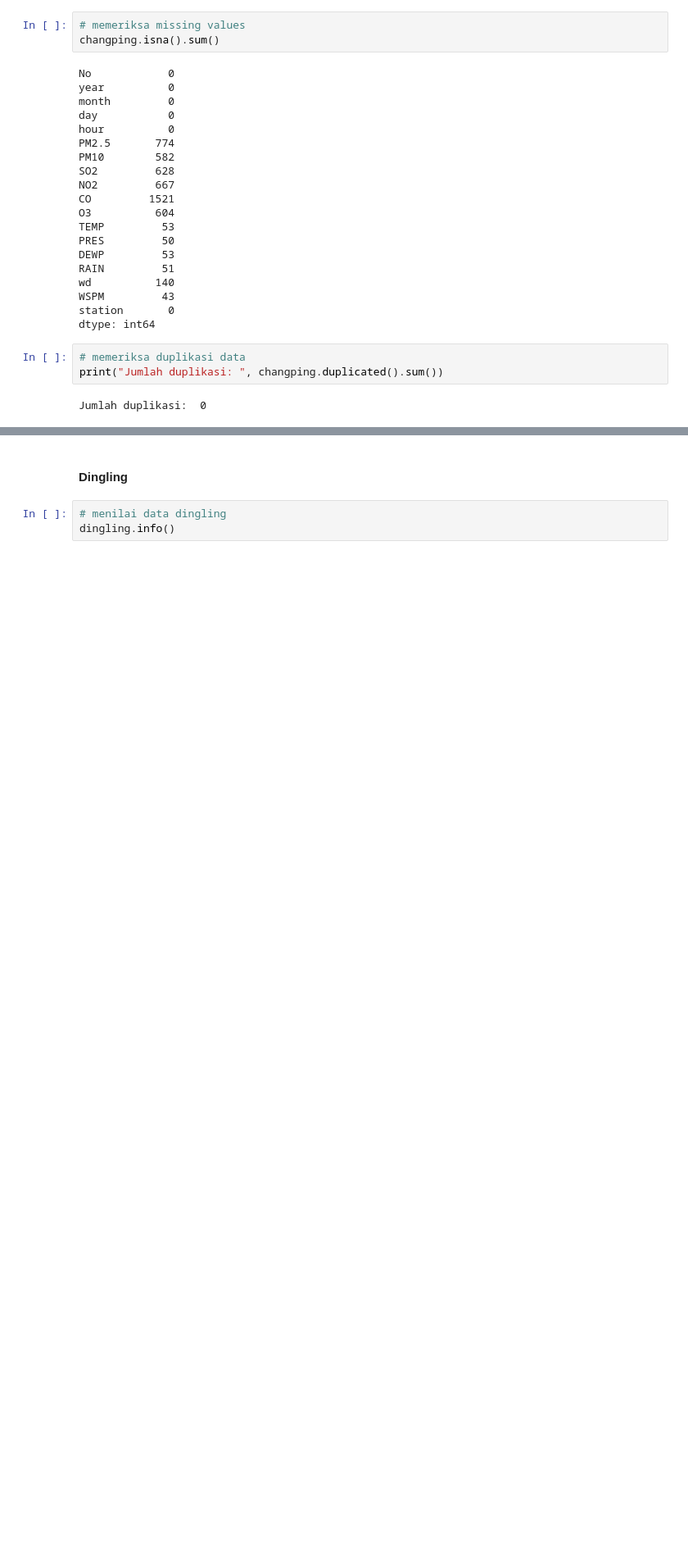
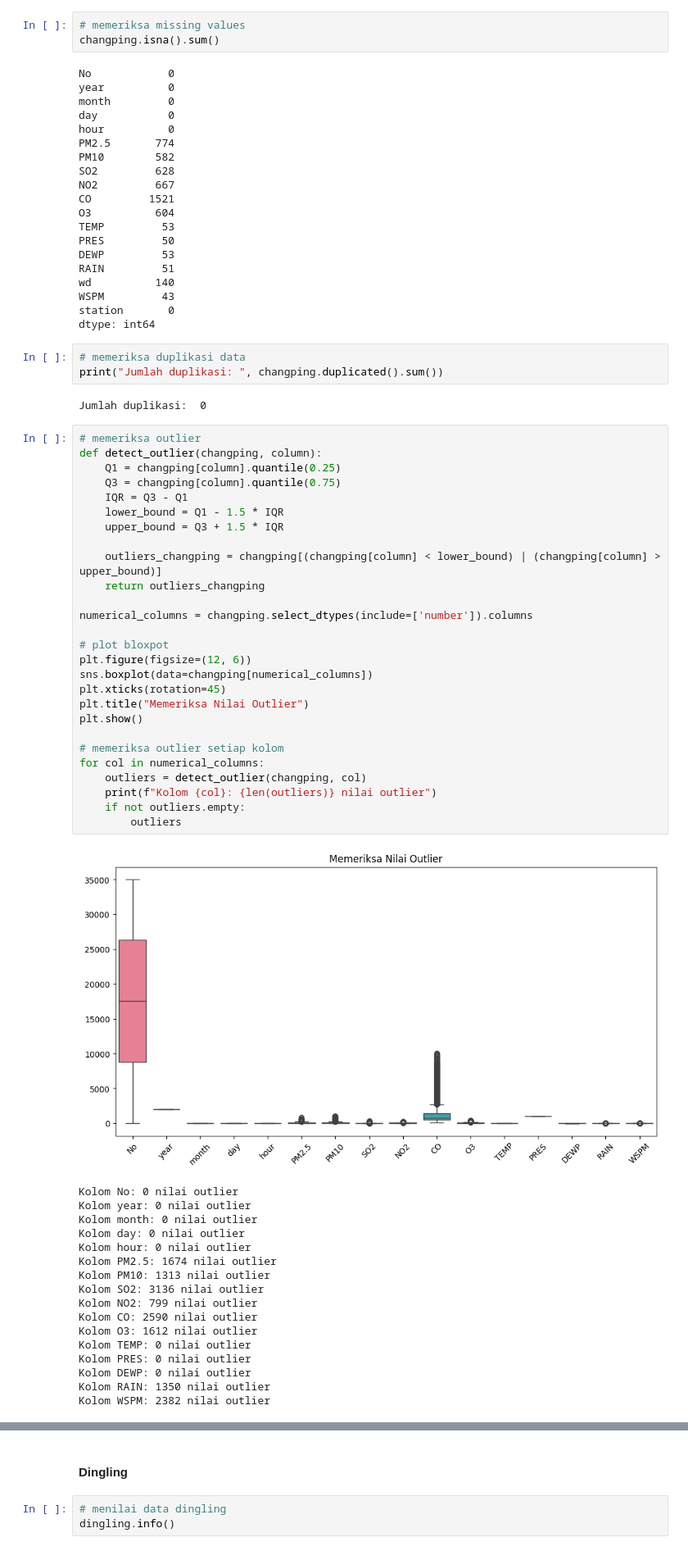
Before and after one commit to Azuredeer/Air-Quality, a Jupyter notebook: analysis_air.ipynb, the cells around one changed output, grey strips where cells are left out. Shown at 82% size. Saved outputs shown, nothing was run; the diff lists cells and outputs as text; blank space fills up the shorter version.

```diff
--- a/analysis_air.ipynb
+++ b/analysis_air.ipynb
@@ -401,3 +464,48 @@ dtype: int64
 print("Jumlah duplikasi: ", changping.duplicated().sum())
 # %% [output]
 Jumlah duplikasi:  0
+# %%
+# memeriksa outlier
+def detect_outlier(changping, column):
+    Q1 = changping[column].quantile(0.25)
+    Q3 = changping[column].quantile(0.75)
+    IQR = Q3 - Q1
+    lower_bound = Q1 - 1.5 * IQR
+    upper_bound = Q3 + 1.5 * IQR
+
+    outliers_changping = changping[(changping[column] < lower_bound) | (changping[column] > upper_bound)]
+    return outliers_changping
+
+numerical_columns = changping.select_dtypes(include=['number']).columns
+
+# plot bloxpot
+plt.figure(figsize=(12, 6))
+sns.boxplot(data=changping[numerical_columns])
+plt.xticks(rotation=45)
+plt.title("Memeriksa Nilai Outlier")
+plt.show()
+
+# memeriksa outlier setiap kolom
+for col in numerical_columns:
+    outliers = detect_outlier(changping, col)
+    print(f"Kolom {col}: {len(outliers)} nilai outlier")
+    if not outliers.empty:
+        outliers
+# %% [output]
+[figure, added]
+Kolom No: 0 nilai outlier
+Kolom year: 0 nilai outlier
+Kolom month: 0 nilai outlier
+Kolom day: 0 nilai outlier
+Kolom hour: 0 nilai outlier
+Kolom PM2.5: 1674 nilai outlier
+Kolom PM10: 1313 nilai outlier
+Kolom SO2: 3136 nilai outlier
+Kolom NO2: 799 nilai outlier
+Kolom CO: 2590 nilai outlier
+Kolom O3: 1612 nilai outlier
+Kolom TEMP: 0 nilai outlier
+Kolom PRES: 0 nilai outlier
+Kolom DEWP: 0 nilai outlier
+Kolom RAIN: 1350 nilai outlier
+Kolom WSPM: 2382 nilai outlier
```
Also changed, not shown: parts of 15 cells of this notebook.
